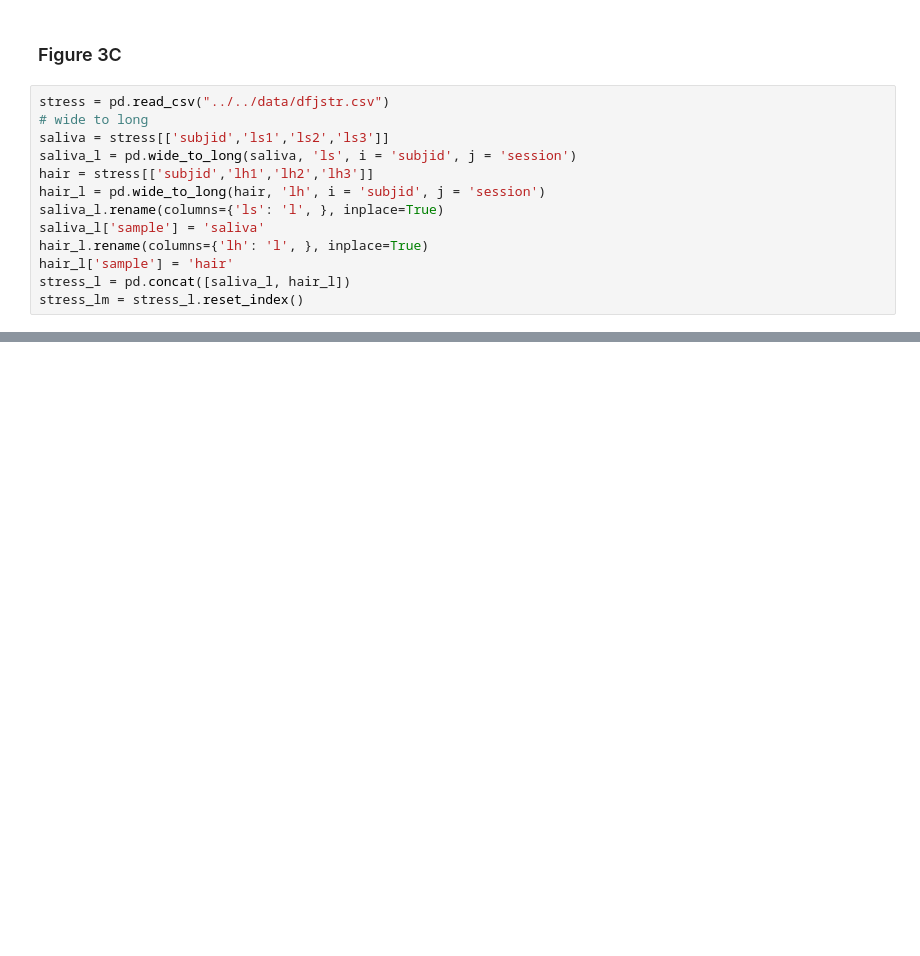
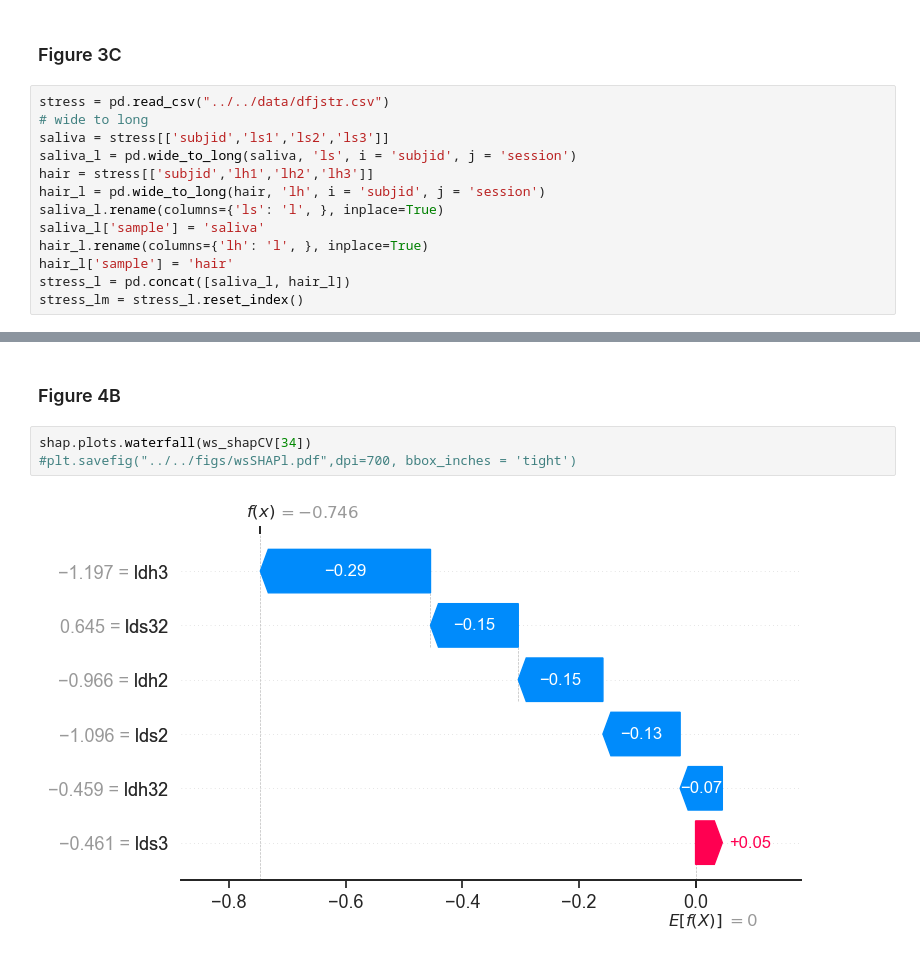
Before and after one commit to erlichlab/gpstress, a Jupyter notebook: src/analysis/master.ipynb, the cells around one changed output, grey strips where cells are left out. Drawn from its saved outputs; the diff is of its cells as text; blank space fills up the shorter version.

```diff
--- a/src/analysis/master.ipynb
+++ b/src/analysis/master.ipynb
@@ -101,0 +229,7 @@ for item in ([ax.title, ax.xaxis.label, ax.yaxis.label] +
+# %% [markdown]
+### Figure 4B
+# %%
+shap.plots.waterfall(ws_shapCV[34])
+#plt.savefig("../../figs/wsSHAPl.pdf",dpi=700, bbox_inches = 'tight')
+# %% [output]
+[figure, added]
```
Also changed, not shown: parts of 30 cells of this notebook.
